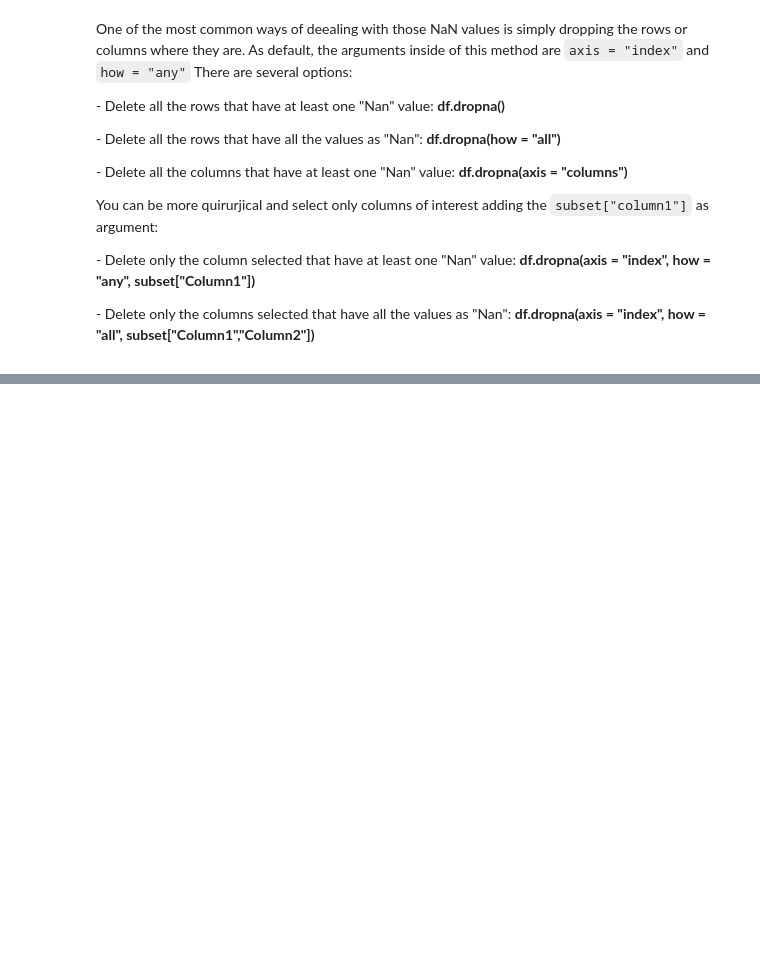
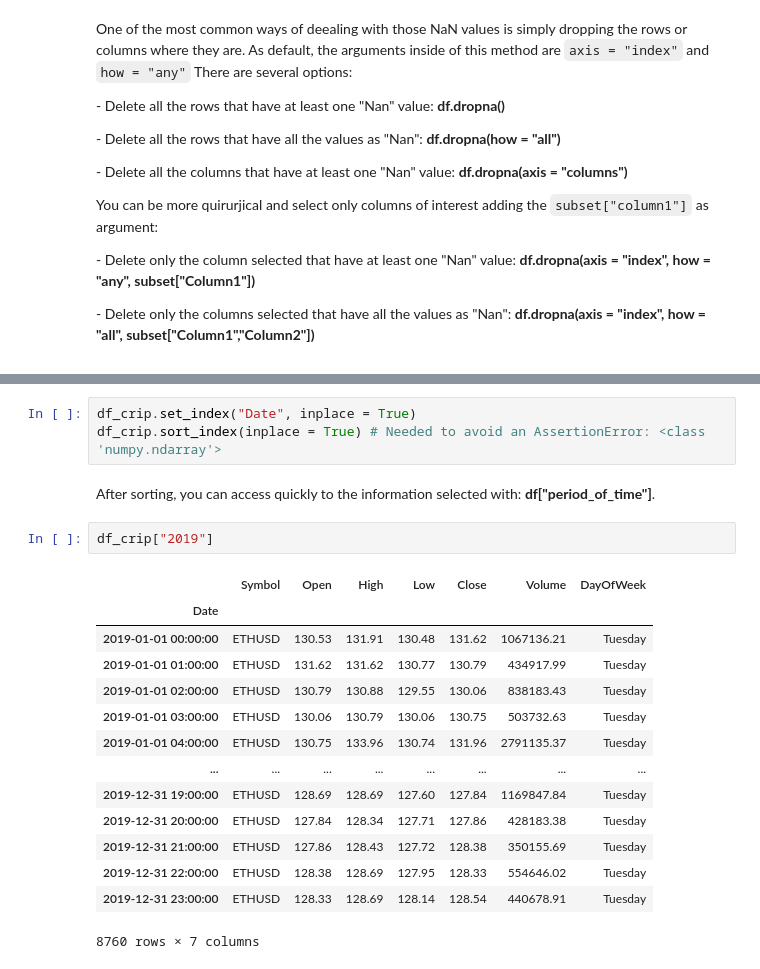
Before and after one commit to Joanpm1215/Pandas-Tutorial, a Jupyter notebook: scripts/Pandas_Tutorial.ipynb, the cells around one changed output, grey strips where cells are left out. Drawn from its saved outputs; the diff is of its cells as text; blank space fills up the shorter version.

```diff
--- a/scripts/Pandas_Tutorial.ipynb
+++ b/scripts/Pandas_Tutorial.ipynb
@@ -810,0 +935,22 @@ df["YearsCode"].mean()
+# %%
+df_crip.set_index("Date", inplace = True)
+df_crip.sort_index(inplace = True) # Needed to avoid an AssertionError: <class 'numpy.ndarray'>
+# %% [markdown]
+After sorting, you can access quickly to the information selected with: <strong> df["period_of_time"]</strong>.
+# %%
+df_crip["2019"]
+# %% [output]
+|  | Symbol | Open | High | Low | Close | Volume | DayOfWeek |
+| Date |  |  |  |  |  |  |  |
+| 2019-01-01 00:00:00 | ETHUSD | 130.53 | 131.91 | 130.48 | 131.62 | 1067136.21 | Tuesday |
+| 2019-01-01 01:00:00 | ETHUSD | 131.62 | 131.62 | 130.77 | 130.79 | 434917.99 | Tuesday |
+| 2019-01-01 02:00:00 | ETHUSD | 130.79 | 130.88 | 129.55 | 130.06 | 838183.43 | Tuesday |
+| 2019-01-01 03:00:00 | ETHUSD | 130.06 | 130.79 | 130.06 | 130.75 | 503732.63 | Tuesday |
+| 2019-01-01 04:00:00 | ETHUSD | 130.75 | 133.96 | 130.74 | 131.96 | 2791135.37 | Tuesday |
+| ... | ... | ... | ... | ... | ... | ... | ... |
+| 2019-12-31 19:00:00 | ETHUSD | 128.69 | 128.69 | 127.60 | 127.84 | 1169847.84 | Tuesday |
+| 2019-12-31 20:00:00 | ETHUSD | 127.84 | 128.34 | 127.71 | 127.86 | 428183.38 | Tuesday |
+| 2019-12-31 21:00:00 | ETHUSD | 127.86 | 128.43 | 127.72 | 128.38 | 350155.69 | Tuesday |
+| 2019-12-31 22:00:00 | ETHUSD | 128.38 | 128.69 | 127.95 | 128.33 | 554646.02 | Tuesday |
+| 2019-12-31 23:00:00 | ETHUSD | 128.33 | 128.69 | 128.14 | 128.54 | 440678.91 | Tuesday |
+8760 rows × 7 columns
```
Also changed, not shown: parts of 57 cells of this notebook, 1 other file.
